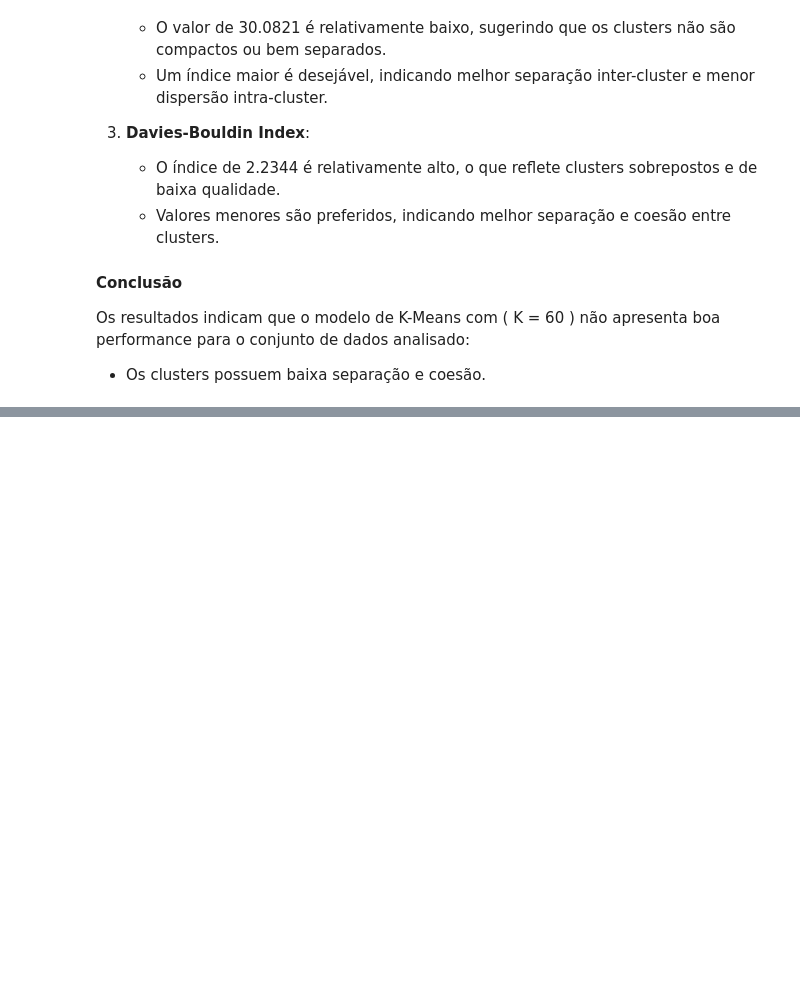
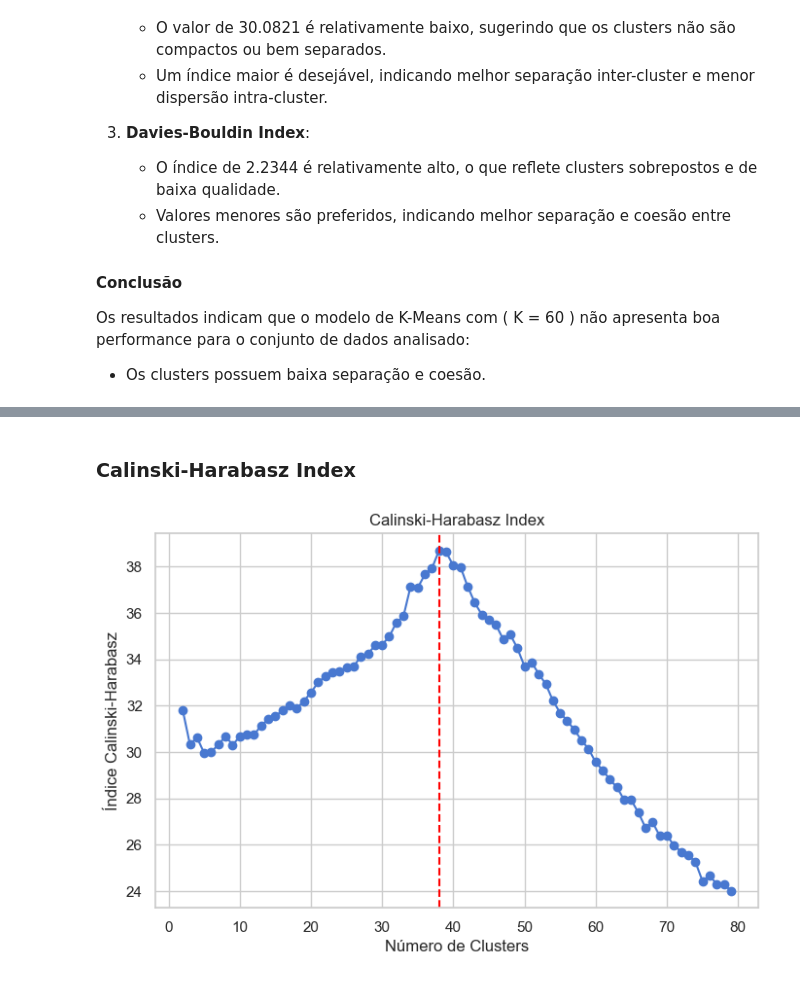
Before and after one commit to EricRLeao1311/INF1038---APRENDIZADO-AUTOMATICO, a Jupyter notebook: genre_clustering.ipynb, the cells around one changed output, grey strips where cells are left out. Cells and saved outputs as stored; diff of their text form; code cells hidden in the pictures; blank space fills up the shorter version.

```diff
--- a/genre_clustering.ipynb
+++ b/genre_clustering.ipynb
@@ -2027,0 +2130,19 @@ Os resultados indicam que o modelo de K-Means com \( K = 60 \) não apresenta bo
+# %% [markdown]
+### Calinski-Harabasz Index
+# %%
+calinski_scores = []
+for n in smaller_nb_clusters:
+    spectral = SpectralClustering(n_clusters=n, random_state=42, affinity = "nearest_neighbors")
+    labels = spectral.fit_predict(data)
+    calinski_scores.append(calinski_harabasz_score(data, labels))
+
+plt.figure(figsize=(8, 5))
+plt.plot(smaller_nb_clusters, calinski_scores, marker='o')
+plt.axvline(x=38, color='red', linestyle='--', label="Optimal Cluster (38)")
+plt.title("Calinski-Harabasz Index")
+plt.xlabel("Número de Clusters")
+plt.ylabel("Índice Calinski-Harabasz")
+plt.grid(True)
+plt.show()
+# %% [output]
+[figure, added]
```
Also changed, not shown: parts of 27 cells of this notebook.
